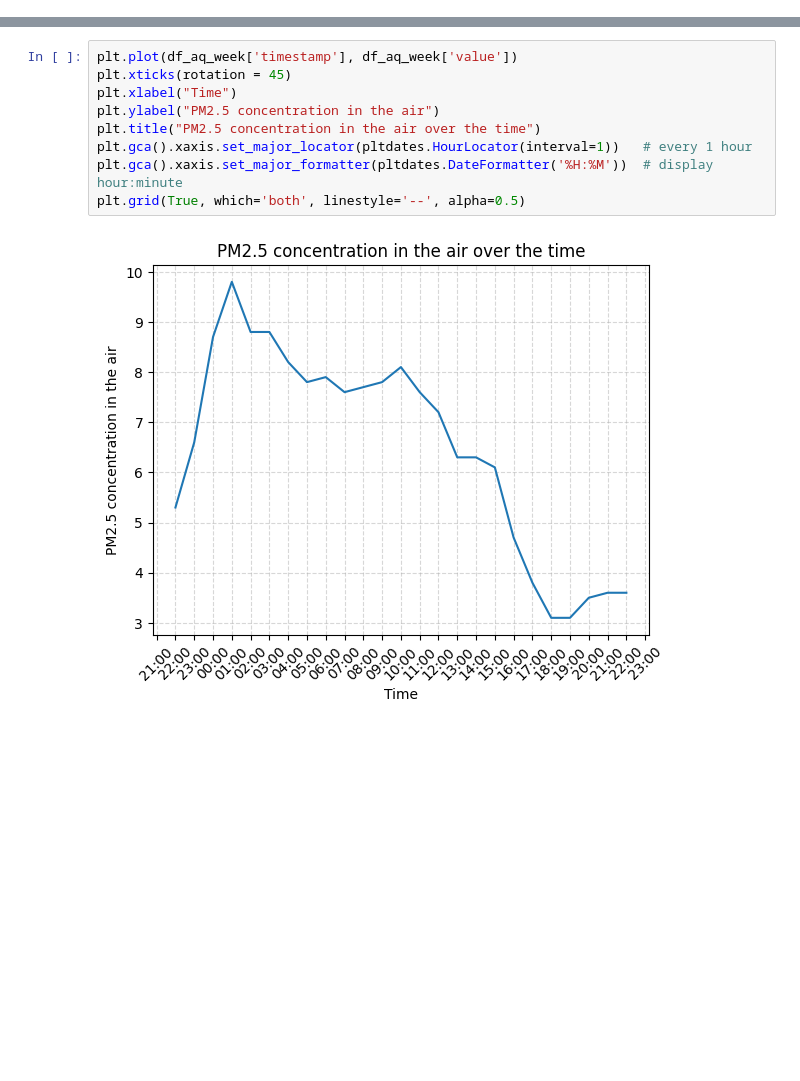
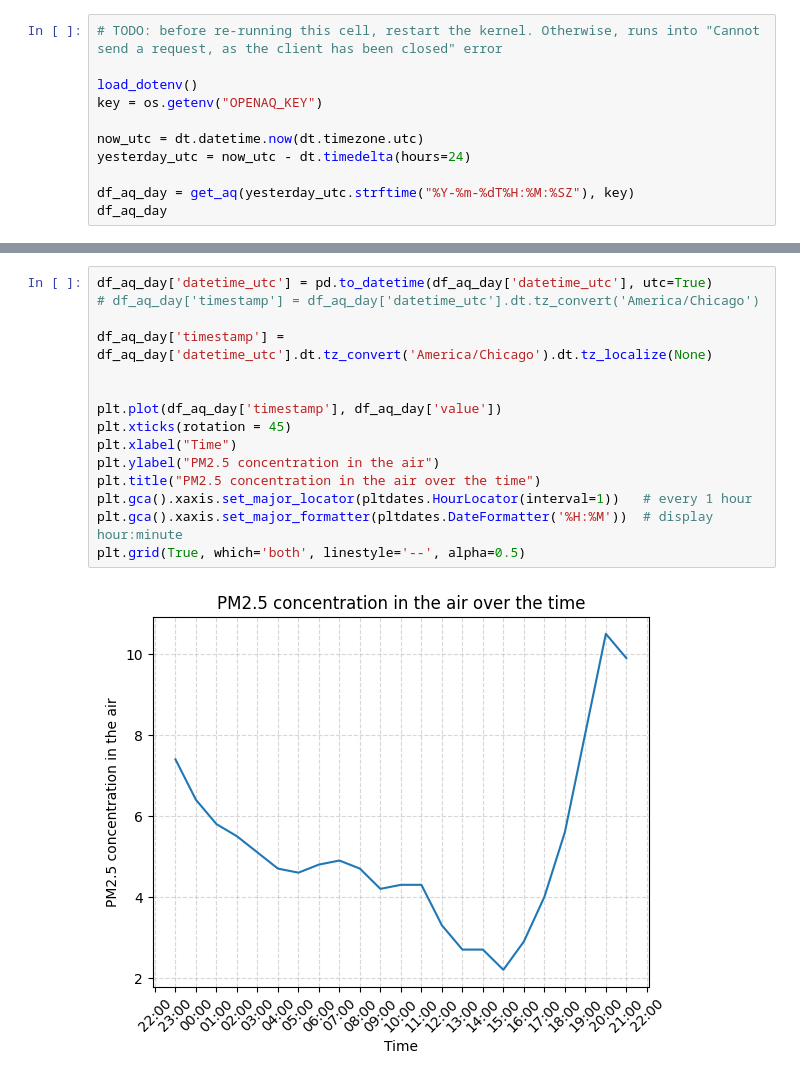
Before and after one commit to infoshubhjain/SIGAIDA-CAMPUS-ENERGY, a Jupyter notebook: ml/aqi_real_time.ipynb, the cells around one changed output, grey strips where cells are left out. Cells and saved outputs as stored; diff of their text form; blank space fills up the shorter version.

```diff
--- a/ml/aqi_real_time.ipynb
+++ b/ml/aqi_real_time.ipynb
@@ -22,0 +17,11 @@ df_aq_week = df_aq[df_aq.timestamp >= one_week]
+# %%
+# TODO: before re-running this cell, restart the kernel. Otherwise, runs into "Cannot send a request, as the client has been closed" error
+
+load_dotenv()
+key = os.getenv("OPENAQ_KEY")
+
+now_utc = dt.datetime.now(dt.timezone.utc)
+yesterday_utc = now_utc - dt.timedelta(hours=24)
+
+df_aq_day = get_aq(yesterday_utc.strftime("%Y-%m-%dT%H:%M:%SZ"), key)
+df_aq_day
@@ -23,11 +53,17 @@ df_aq_week = df_aq[df_aq.timestamp >= one_week]
 # %%
-plt.plot(df_aq_week['timestamp'], df_aq_week['value'])
+df_aq_day['datetime_utc'] = pd.to_datetime(df_aq_day['datetime_utc'], utc=True)
+# df_aq_day['timestamp'] = df_aq_day['datetime_utc'].dt.tz_convert('America/Chicago')
+
+df_aq_day['timestamp'] = df_aq_day['datetime_utc'].dt.tz_convert('America/Chicago').dt.tz_localize(None)
+
+
+plt.plot(df_aq_day['timestamp'], df_aq_day['value'])
 plt.xticks(rotation = 45)
 plt.xlabel("Time")
 plt.ylabel("PM2.5 concentration in the air")
 plt.title("PM2.5 concentration in the air over the time")
 plt.gca().xaxis.set_major_locator(pltdates.HourLocator(interval=1))   # every 1 hour
 plt.gca().xaxis.set_major_formatter(pltdates.DateFormatter('%H:%M'))  # display hour:minute
 plt.grid(True, which='both', linestyle='--', alpha=0.5)
 # %% [output]
-[figure, old version]
+[figure, new version]
```
Also changed, not shown: parts of 8 cells of this notebook, 6 other files.
